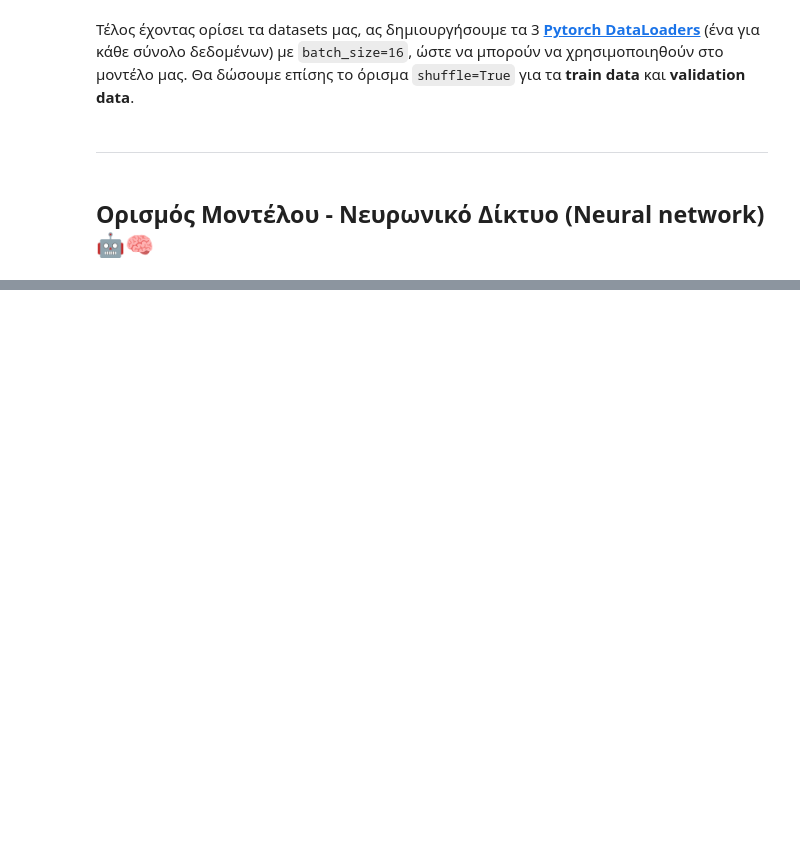
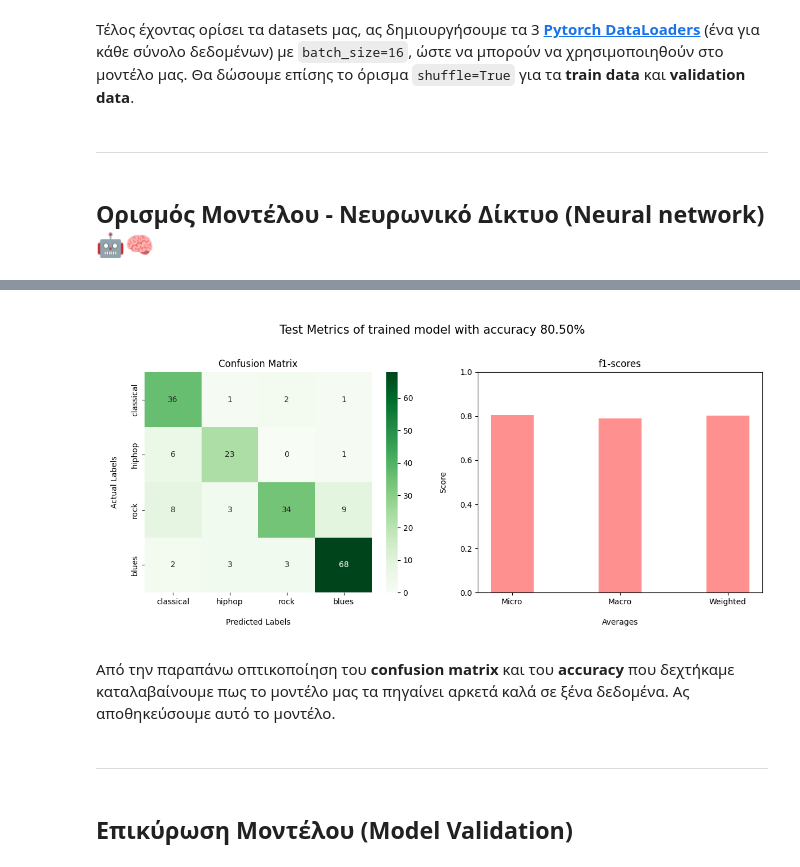
Before and after one commit to AntonisZks/Music-Category-Identifier, a Jupyter notebook: Notebooks/model_training.ipynb, the cells around one changed output, grey strips where cells are left out. Saved outputs shown, nothing was run; the diff lists cells and outputs as text; code cells hidden in the pictures; blank space fills up the shorter version.

```diff
--- a/Notebooks/model_training.ipynb
+++ b/Notebooks/model_training.ipynb
@@ -221,0 +397,10 @@ test_dataloader = DataLoader(test_dataset, batch_size=16, shuffle=False)
+# %%
+class F1_Score_Collector:
+    """ Class that holds all the averages of F1-score metric. """
+
+    def __init__(self, micro, macro, weighted):
+        self.micro, self.macro = micro, macro
+        self.weighted = weighted
+
+    def __repr__(self):
+        return f'(Micro: {self.micro}, Macro {self.macro}, Weighted: {self.weighted}'
@@ -221,0 +466,34 @@ test_dataloader = DataLoader(test_dataset, batch_size=16, shuffle=False)
+# %%
+from matplotlib import pyplot as plt
+import seaborn as sns
+%matplotlib inline
+
+categories = ['classical', 'hiphop', 'rock', 'blues']
+
+fig, axes = plt.subplots(1, 2, figsize=(12, 6))
+sns.heatmap(
+    conf_matrix, annot=True, fmt='d', cmap=custom_cmap(plt.get_cmap('Greens')),
+    xticklabels=categories, yticklabels=categories, ax=axes[0]
+)
+axes[0].set_title('Confusion Matrix')
+axes[0].set_xlabel('\nPredicted Labels\n')
+axes[0].set_ylabel('\nActual Labels\n')
+
+axes[1].bar(
+    ['Micro', 'Macro', 'Weighted'],
+    [F1_score.micro, F1_score.macro, F1_score.weighted],
+    color=custom_hex_color('#FF9090'),
+    width=0.4
+)
+axes[1].set_ylim(0, 1)
+axes[1].set_title('f1-scores')
+axes[1].set_xlabel('\nAverages\n')
+axes[1].set_ylabel('\nScore\n')
+
+plt.suptitle(f'\nTest Metrics of trained model with accuracy {accuracy*100:.2f}%\n', fontsize=15)
+plt.tight_layout()
+plt.show()
+# %% [output]
+[figure, added]
+# %% [markdown]
+Από την παραπάνω οπτικοποίηση του __confusion matrix__ και του __accuracy__ που δεχτήκαμε καταλαβαίνουμε πως το μοντέλο μας τα πηγαίνει αρκετά καλά σε ξένα δεδομένα. Ας αποθηκεύσουμε αυτό το μοντέλο.
@@ -221,0 +505,4 @@ test_dataloader = DataLoader(test_dataset, batch_size=16, shuffle=False)
+# %% [markdown]
+<hr>
+# %% [markdown]
+## Επικύρωση Μοντέλου (Model Validation)
```
Also changed, not shown: parts of 41 cells of this notebook.
